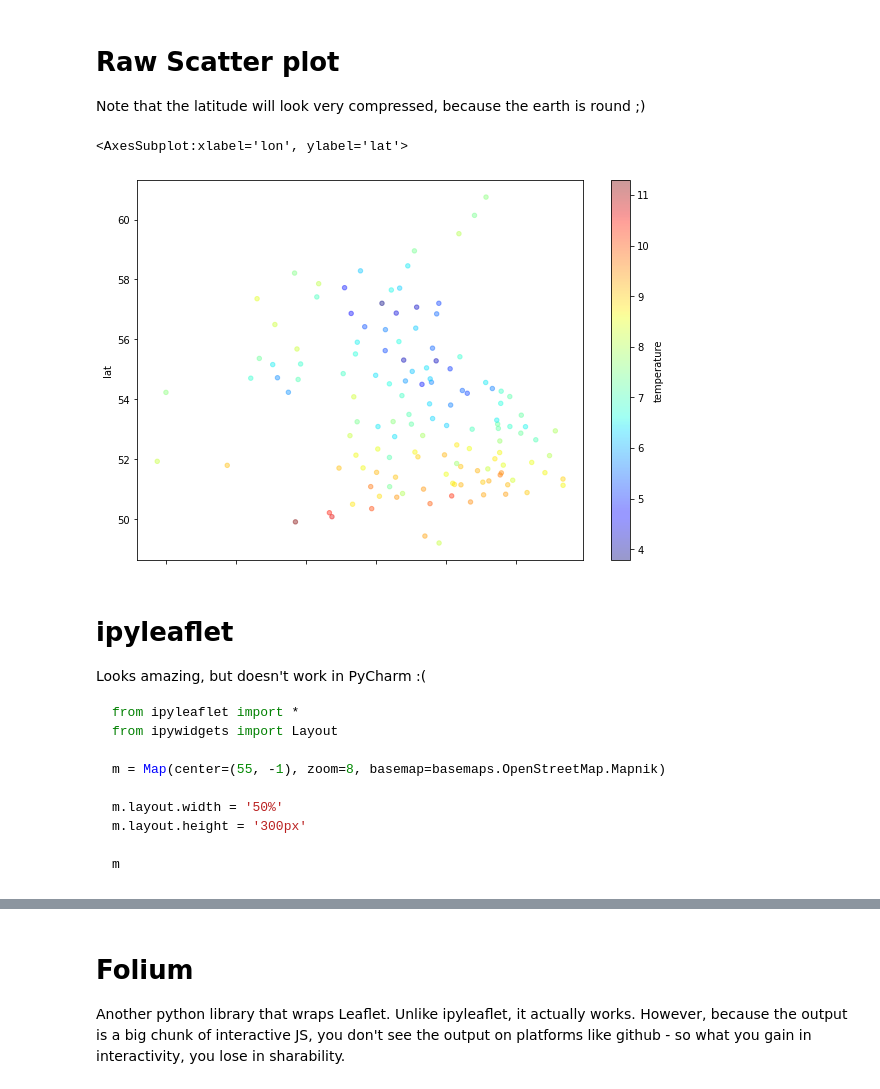
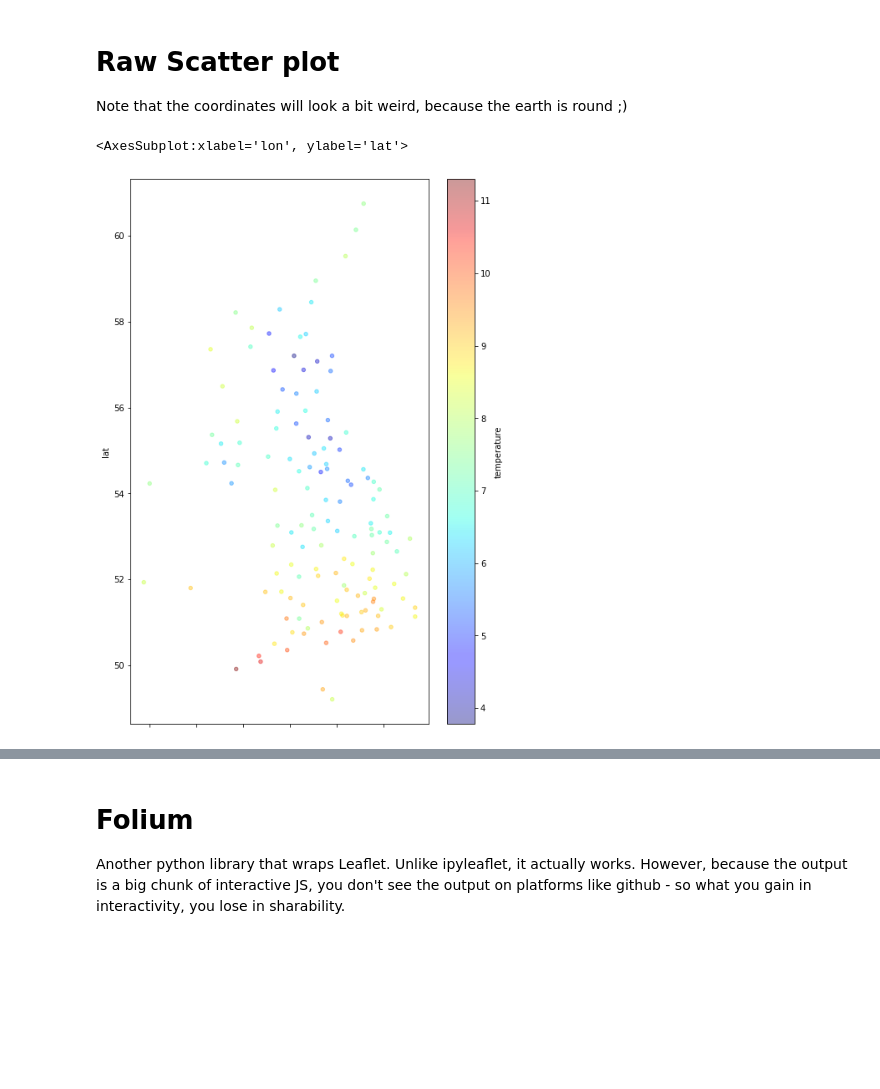
Before and after one commit to DanteLore/weather-notebook, a Jupyter notebook: map.ipynb, the cells around one changed output, grey strips where cells are left out. Saved outputs shown, nothing was run; the diff lists cells and outputs as text; code cells hidden in the pictures; blank space fills up the shorter version.

````diff
--- a/map.ipynb
+++ b/map.ipynb
@@ -28,32 +28,16 @@ Query succeeded
 # %% [markdown]
 # Raw Scatter plot
 
-Note that the latitude will look very compressed, because the earth is round ;)
+Note that the coordinates will look a bit weird, because the earth is round ;)
 # %%
 df.plot(
     kind="scatter",
     x="lon", y="lat",
-    figsize=(10,7),
+    figsize=(8,12),
     cmap=plt.get_cmap("jet"),
     c='temperature',
     colorbar=True, alpha=0.4
 )
 # %% [output]
 <AxesSubplot:xlabel='lon', ylabel='lat'>
-[figure, old version]
+[figure, new version]
-# %% [markdown]
-# ipyleaflet
-
-Looks amazing, but doesn't work in PyCharm :(
-
-```python
-from ipyleaflet import *
-from ipywidgets import Layout
-
-m = Map(center=(55, -1), zoom=8, basemap=basemaps.OpenStreetMap.Mapnik)
-
-m.layout.width = '50%'
-m.layout.height = '300px'
-
-m
-```
````
Also changed, not shown: parts of 4 cells of this notebook, 1 other file.
